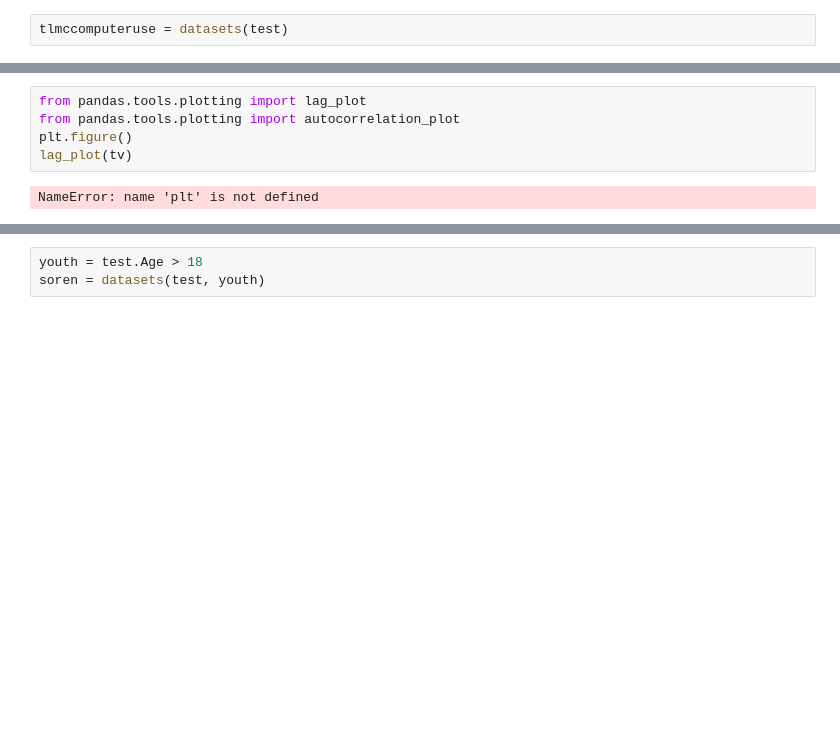
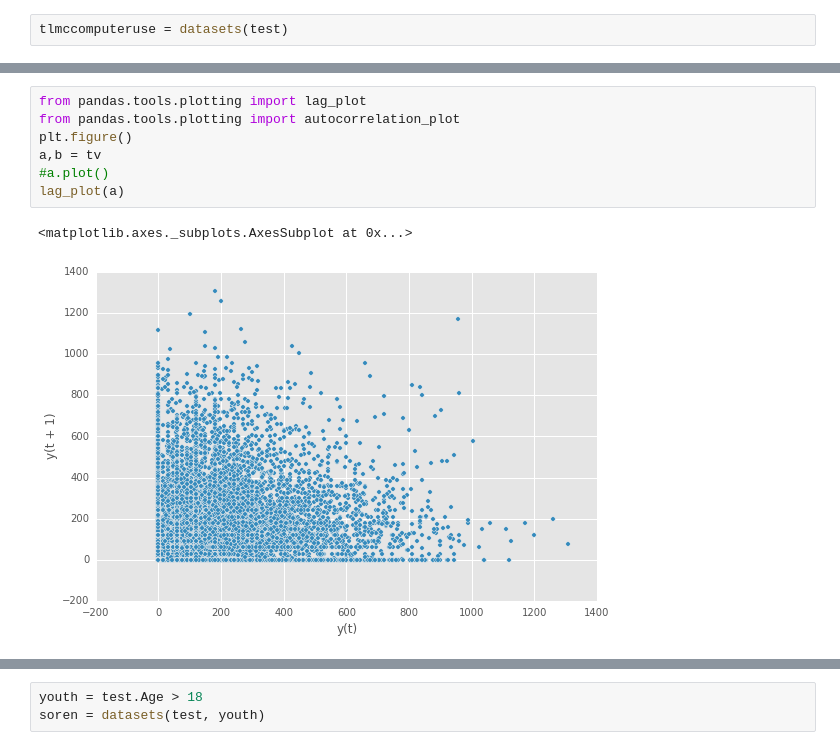
Before and after one commit to pjpassa/atus-analysis-system, a Jupyter notebook: Test Notebook 1.ipynb, the cells around one changed output, grey strips where cells are left out. Cells and saved outputs as stored; diff of their text form; blank space fills up the shorter version.

```diff
--- a/Test Notebook 1.ipynb
+++ b/Test Notebook 1.ipynb
@@ -99,8 +209,11 @@ NameError: name 'datasets' is not defined
 # %%
 from pandas.tools.plotting import lag_plot
 from pandas.tools.plotting import autocorrelation_plot
 plt.figure()
-lag_plot(tv)
+a,b = tv
+#a.plot()
+lag_plot(a)
 # %% [output]
-NameError: name 'plt' is not defined
+<matplotlib.axes._subplots.AxesSubplot at 0x...>
+[figure, added]
 # %%
```
Also changed, not shown: parts of 18 cells of this notebook, 1 other file.
